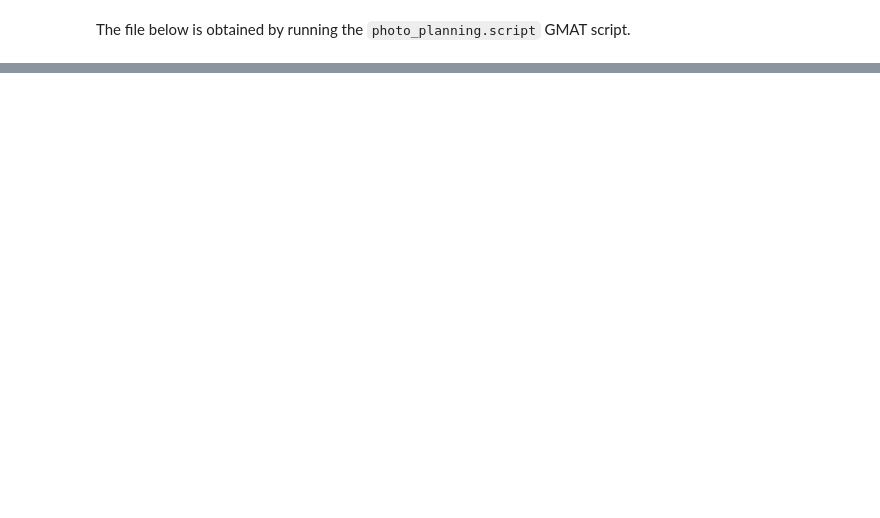
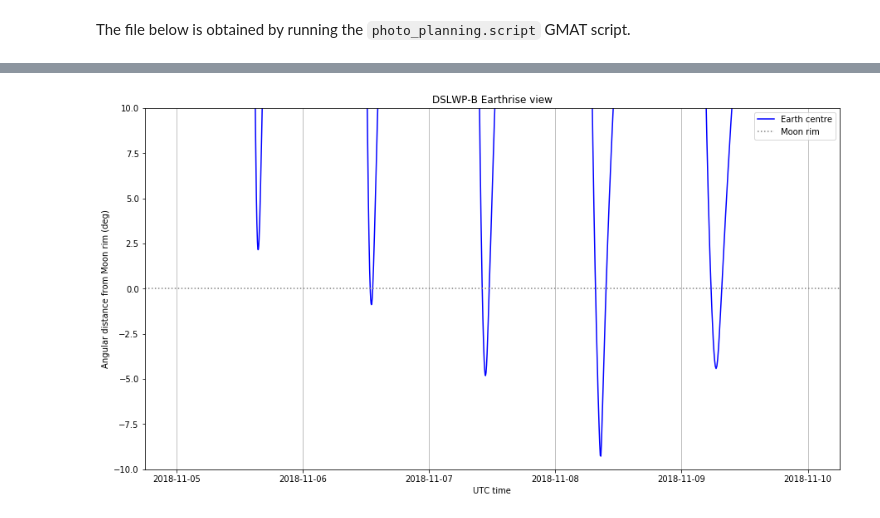
Before and after one commit to daniestevez/jupyter_notebooks, a Jupyter notebook: dslwp/DSLWP-B camera view.ipynb, the cells around one changed output, grey strips where cells are left out. Cells and saved outputs as stored; diff of their text form; code cells hidden in the pictures; blank space fills up the shorter version.

```diff
--- a/dslwp/DSLWP-B camera view.ipynb
+++ b/dslwp/DSLWP-B camera view.ipynb
@@ -29,6 +30,9 @@ def angle(x):
 
 def angular_radius(x, r):
     return np.rad2deg(np.arcsin(r / distance(x)))
+
+def angle_between(x, y):
+    return np.rad2deg(np.arccos(np.sum(x * y, axis = 1)/(distance(x)*distance(y))))
 # %%
 earth_angle = angle(data[:,1:4])
 moon_angle = angle(data[:,4:7])
@@ -73,0 +79,32 @@ plt.title('DSLWP-B camera view');
+# %%
+earth_moonrim_angle = angle_between(data[:,1:4], data[:,4:7]) - moon_angular_radius
+
+def plot_earthrise(start = None, end = None, both_edges = False):
+    if start is None or end is None:
+        sel = np.arange(t.size)
+    else:
+        sel = (t >= start) & (t <= end)
+    plt.figure(figsize = [15,8], facecolor='w')
+    if both_edges:
+        plt.plot(t[sel].datetime, earth_moonrim_angle[sel] - earth_angular_radius[sel], color = 'blue', label = 'Earth rim')
+        plt.plot(t[sel].datetime, earth_moonrim_angle[sel] + earth_angular_radius[sel], color = 'blue')
+    else:
+        plt.plot(t[sel].datetime, earth_moonrim_angle[sel], color = 'blue', label = 'Earth centre')
+    plt.axhline(y=0, linestyle=':', color = 'grey', label = 'Moon rim')
+    plt.ylim([-10,10])
+    plt.legend()
+    if both_edges == True:
+        plt.gca().xaxis.set_major_locator(mdates.MinuteLocator(range(0,60,5)))
+        plt.gca().xaxis.set_major_formatter(mdates.DateFormatter('%d %H:%M'))
+        plt.xticks(rotation=45)
+    else:
+        plt.gca().xaxis.set_major_locator(mdates.DayLocator())
+        plt.gca().xaxis.set_major_formatter(mdates.DateFormatter('%Y-%m-%d'))
+    plt.grid(axis='x')
+    plt.ylabel('Angular distance from Moon rim (deg)')
+    plt.xlabel('UTC time')
+    plt.title('DSLWP-B Earthrise view')
+# %%
+plot_earthrise()
+# %% [output]
+[figure, added]
```
Also changed, not shown: parts of 7 cells of this notebook, 2 other files.
